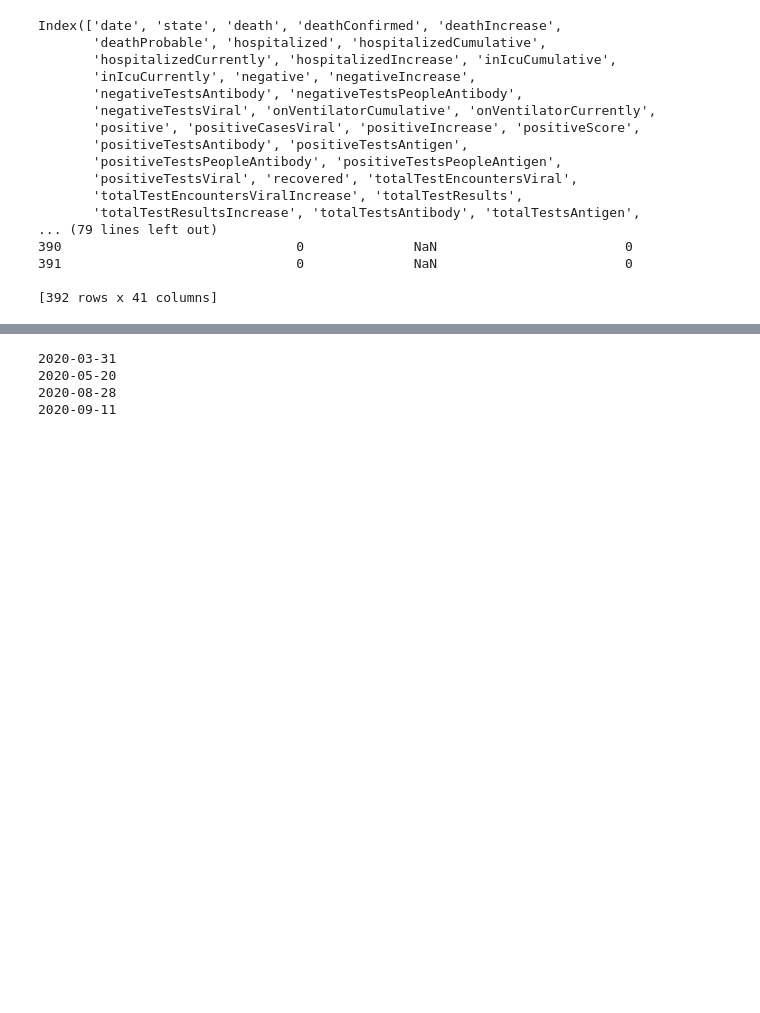
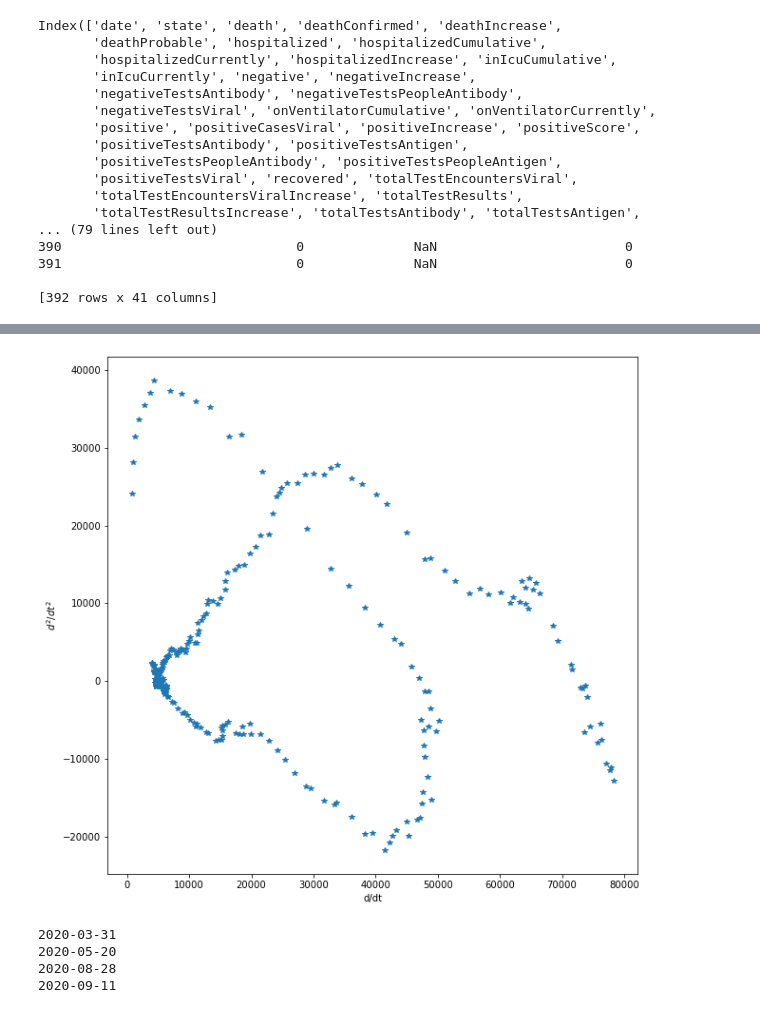
Before and after one commit to JeromeTroy/gsg_project_5, a Jupyter notebook: Exploration.ipynb, the cells around one changed output, grey strips where cells are left out. Saved outputs shown, nothing was run; the diff lists cells and outputs as text; code cells hidden in the pictures; blank space fills up the shorter version.

```diff
--- a/Exploration.ipynb
+++ b/Exploration.ipynb
@@ -58,3 +80,12 @@ plt.show()
+# %%
+plt.figure(figsize=(10, 10))
+plt.plot(moving_average_current_infected[14:trim+14],
+         moving_average_current_infected[28:trim+28] - moving_average_current_infected[14:trim+14], "*")
+plt.xlabel("d/dt")
+plt.ylabel("$d^2 / dt^2$")
+plt.show()
+# %% [output]
+[figure, added]
 # %%
 print(date[50])
 print(date[100])
```
Also changed, not shown: parts of 6 cells of this notebook.
